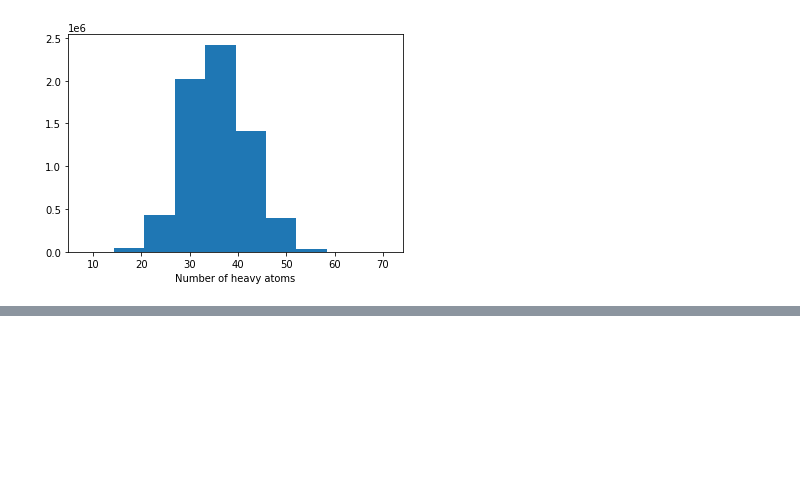
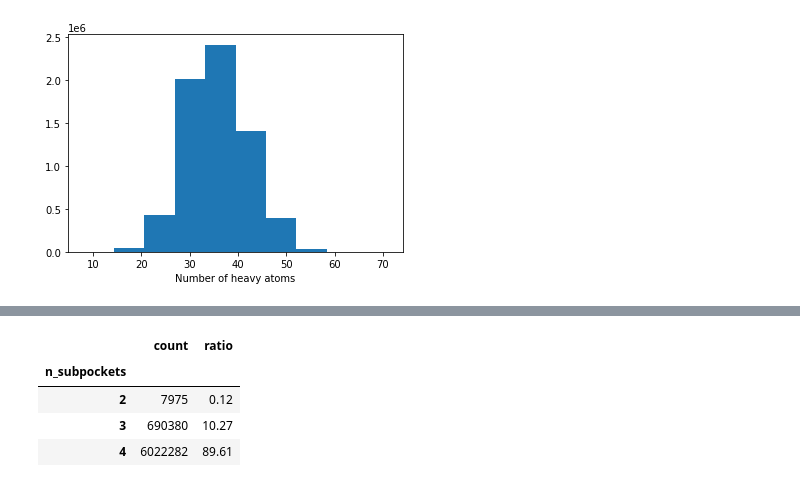
Before and after one commit to volkamerlab/KinFragLib, a Jupyter notebook: notebooks/4_2_combinatorial_library_properties.ipynb, the cells around one changed output, grey strips where cells are left out. Saved outputs shown, nothing was run; the diff lists cells and outputs as text; code cells hidden in the pictures; blank space fills up the shorter version.

```diff
--- a/notebooks/4_2_combinatorial_library_properties.ipynb
+++ b/notebooks/4_2_combinatorial_library_properties.ipynb
@@ -210,0 +234,10 @@ del n_atoms
+# %%
+n_subpockets = subpockets.groupby('n_subpockets').sum()
+n_subpockets['ratio'] = round(n_subpockets['count'] / n_subpockets['count'].sum() * 100, 2)
+n_subpockets
+# %% [output]
+|  | count | ratio |
+| n_subpockets |  |  |
+| 2 | 7975 | 0.12 |
+| 3 | 690380 | 10.27 |
+| 4 | 6022282 | 89.61 |
```
Also changed, not shown: parts of 6 cells of this notebook, 7 other files.
